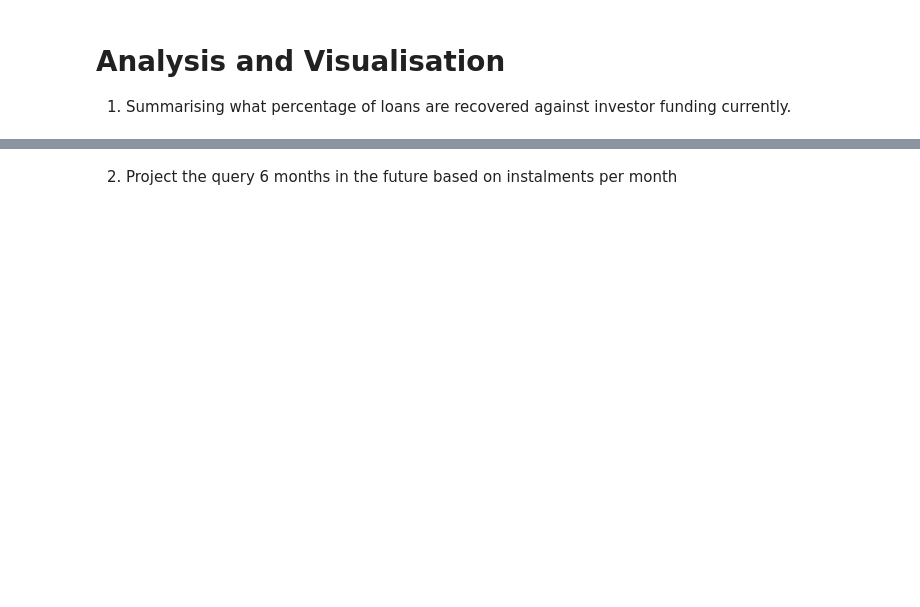
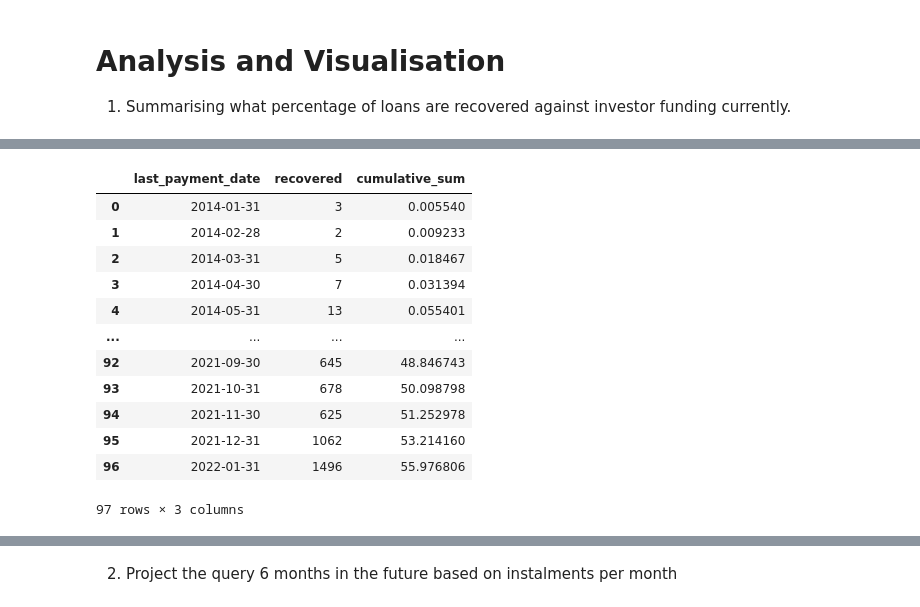
Before and after one commit to stealthchopper2k/exploratory-data-analysis---customer-loans-in-finance, a Jupyter notebook: main.ipynb, the cells around one changed output, grey strips where cells are left out. Drawn from its saved outputs; the diff is of its cells as text; code cells hidden in the pictures; blank space fills up the shorter version.

```diff
--- a/main.ipynb
+++ b/main.ipynb
@@ -275,0 +262,29 @@ percent_of_loans_recovered: 56.18%
+# %%
+# If nill for funded_amount_inv (investors) use funded_amount (business)
+original_df = df[~no_nill_invested]
+
+df = df[no_nill_invested]
+
+# Check If the loan is recovered
+df['recovered_ratio'] = (
+    df['total_payment'] / df['funded_amount_inv'])
+
+original_df['recovered_ratio'] = (
+    original_df['total_payment'] / df['funded_amount'])
+
+# Recombine dataframes now with ratio
+df = pd.concat([df, original_df], ignore_index=True)
+
+# Convert to index for grouping
+df['last_payment_date'] = pd.DatetimeIndex(df['last_payment_date'])
+
+# Check if loan is recovered
+df['recovered'] = df['recovered_ratio'] >= 1
+recovered_loans = df['recovered'] == True
+
+# Filter by recovered loans
+recovered_loan_df = df[recovered_loans]
+
+percent_of_loans_recovered = round(len(recovered_loan_df) / len(df) * 100, 2)
+
+print(f"Percent of Loans Currently Recovered: {percent_of_loans_recovered}%")
@@ -275,0 +322,28 @@ percent_of_loans_recovered: 56.18%
+# %%
+# Group by month to count amount recovered that month
+filtered_df = recovered_loan_df.set_index('last_payment_date').groupby(
+    [pd.Grouper(freq="M")])['recovered'].count().reset_index()
+
+# Sort by date
+filtered_df.sort_values(
+    by='last_payment_date', ascending=True, inplace=True)
+
+# Cumulative sum the percentage recovered per month ( recovered count / total recovered + unrecovered count )
+filtered_df['cumulative_sum'] = filtered_df['recovered'].apply(
+    lambda x: x / len(df) * 100).cumsum()
+
+filtered_df
+# %% [output]
+|  | last_payment_date | recovered | cumulative_sum |
+| 0 | 2014-01-31 | 3 | 0.005540 |
+| 1 | 2014-02-28 | 2 | 0.009233 |
+| 2 | 2014-03-31 | 5 | 0.018467 |
+| 3 | 2014-04-30 | 7 | 0.031394 |
+| 4 | 2014-05-31 | 13 | 0.055401 |
+| ... | ... | ... | ... |
+| 92 | 2021-09-30 | 645 | 48.846743 |
+| 93 | 2021-10-31 | 678 | 50.098798 |
+| 94 | 2021-11-30 | 625 | 51.252978 |
+| 95 | 2021-12-31 | 1062 | 53.214160 |
+| 96 | 2022-01-31 | 1496 | 55.976806 |
+97 rows × 3 columns
```
Also changed, not shown: parts of 11 cells of this notebook, 3 other files.
